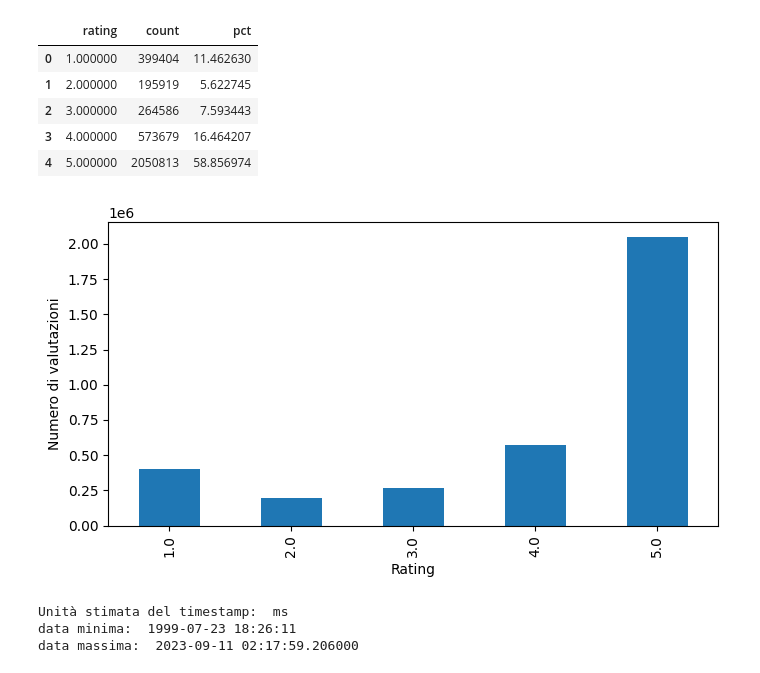
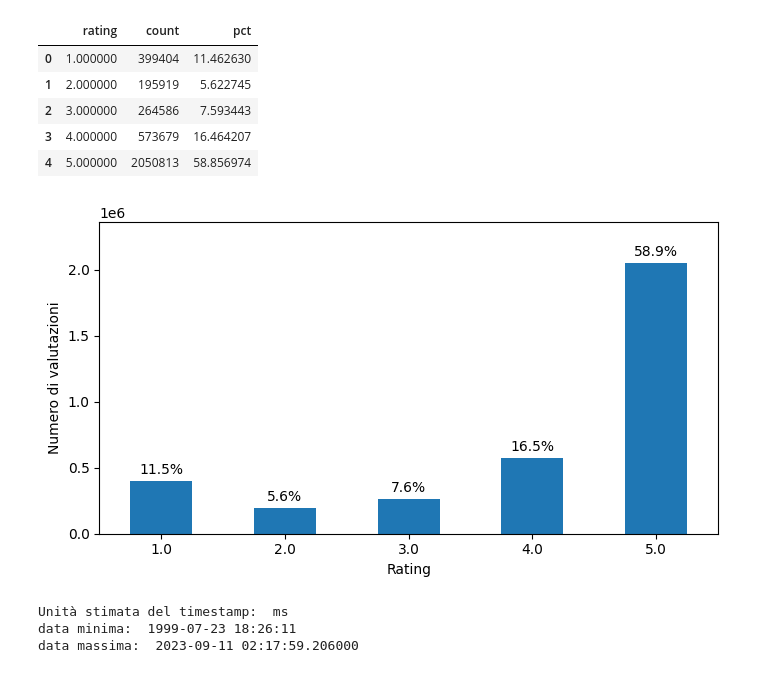
Before and after one commit to arsid2828/Tesi-ecommerce, a Jupyter notebook: notebooks/02_explore_electronics_dataset.ipynb, the cells around one changed output. Cells and saved outputs as stored; diff of their text form; code cells hidden in the pictures.

```diff
--- a/notebooks/02_explore_electronics_dataset.ipynb
+++ b/notebooks/02_explore_electronics_dataset.ipynb
@@ -264,18 +264,42 @@ rating_dist
 | 3 | 4.000000 | 573679 | 16.464207 |
 | 4 | 5.000000 | 2050813 | 58.856974 |
 # %%
-#schema dei dati visti sopra sui rating
+# schema dei dati visti sopra sui rating
+
 plt.figure(figsize=(7,4))
-rating_dist.dropna(subset=["rating"]).plot(
-    x="rating",y="count",kind="bar",legend=False,ax=plt.gca()
+
+plot_df = rating_dist.dropna(subset=["rating"])
+
+ax = plot_df.plot(
+    x="rating",
+    y="count",
+    kind="bar",
+    legend=False,
+    ax=plt.gca()
 )
-#plt.title("Distribuzione dei rating nel dataset")
+
+totale = plot_df["count"].sum()
+max_val = plot_df["count"].max()
+
+for i, v in enumerate(plot_df["count"]):
+    percentuale = v / totale * 100
+    ax.text(
+        i,
+        v + max_val * 0.015,
+        f"{percentuale:.1f}%",
+        ha="center",
+        va="bottom"
+    )
+
+ax.set_ylim(0, max_val * 1.15)
+
 plt.xlabel("Rating")
 plt.ylabel("Numero di valutazioni")
+plt.xticks(rotation=0)
 plt.tight_layout()
 plt.show()
 # %% [output]
-[figure, old version]
+[figure, new version]
 # %%
 #funzione per capire se timestamp sono in sec o millisec
 def timestamp_un(series:pd.Series)->str | None:
```
Also changed, not shown: 2 other files.
